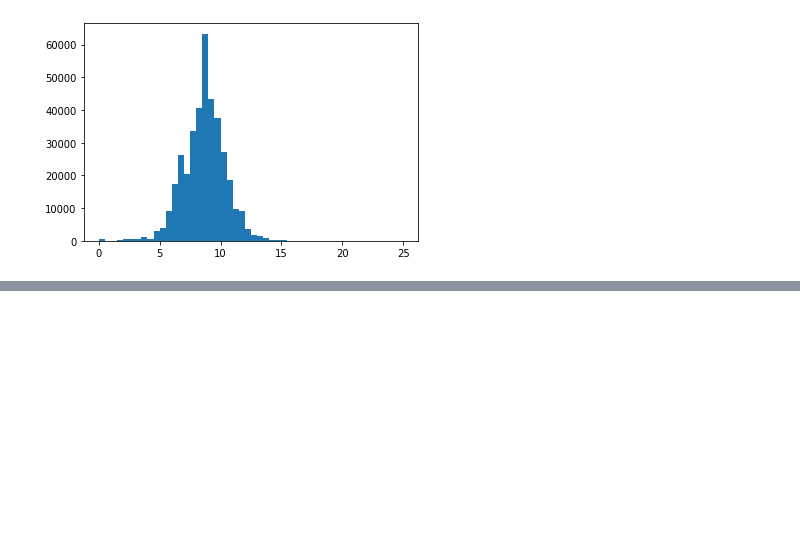
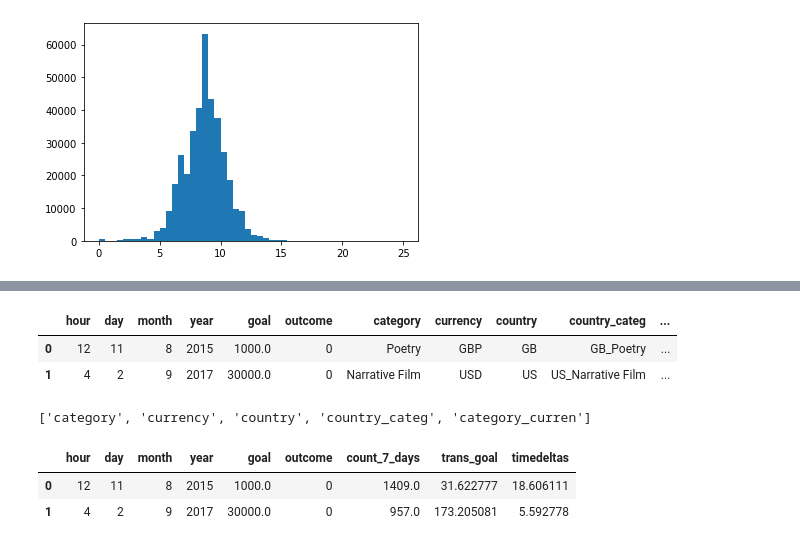
Before and after one commit to georgek2/Category_Encoders, a Jupyter notebook: Refined/count_the_one.ipynb, the cells around one changed output, grey strips where cells are left out. Saved outputs shown, nothing was run; the diff lists cells and outputs as text; code cells hidden in the pictures; blank space fills up the shorter version.

```diff
--- a/Refined/count_the_one.ipynb
+++ b/Refined/count_the_one.ipynb
@@ -422,6 +433,25 @@ plt.hist(np.log(data_2.goal), range=(0, 25), bins=50)
+# %%
+valid_fraction = 0.1
+valid_size = int(len(data_2) * valid_fraction)
+
+train = data_2[: -2* valid_size]
+valid = data_2[-2*valid_size: -valid_size]
+test = data_2[-valid_size:]
+
+train.head(2)
+# %% [output]
+|  | hour | day | month | year | goal | outcome | category | currency | country | country_categ | ... |
+| 0 | 12 | 11 | 8 | 2015 | 1000.0 | 0 | Poetry | GBP | GB | GB_Poetry | ... |
+| 1 | 4 | 2 | 9 | 2017 | 30000.0 | 0 | Narrative Film | USD | US | US_Narrative Film | ... |
 # %%
-cat_cols = [col for col in new_X.columns if new_X[col].dtype == 'object']
+cat_cols = [col for col in data_2.columns if data_2[col].dtype == 'object']
 cat_cols
+# %% [output]
+['category', 'currency', 'country', 'country_categ', 'category_curren']
 # %%
-num_sub = new_X.drop(cat_cols, axis=1)
+num_sub = data_2.drop(cat_cols, axis=1)
 num_sub.head(2)
+# %% [output]
+|  | hour | day | month | year | goal | outcome | count_7_days | trans_goal | timedeltas |
+| 0 | 12 | 11 | 8 | 2015 | 1000.0 | 0 | 1409.0 | 31.622777 | 18.606111 |
+| 1 | 4 | 2 | 9 | 2017 | 30000.0 | 0 | 957.0 | 173.205081 | 5.592778 |
```
Also changed, not shown: parts of 26 cells of this notebook.
